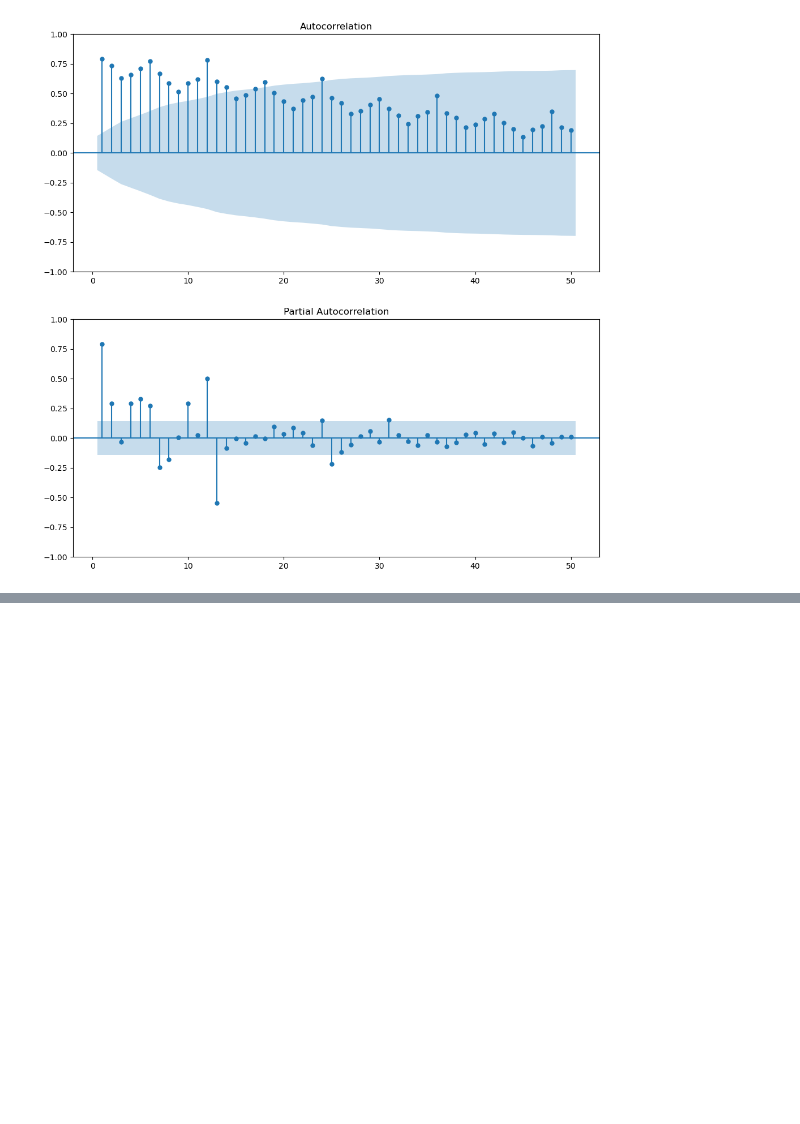
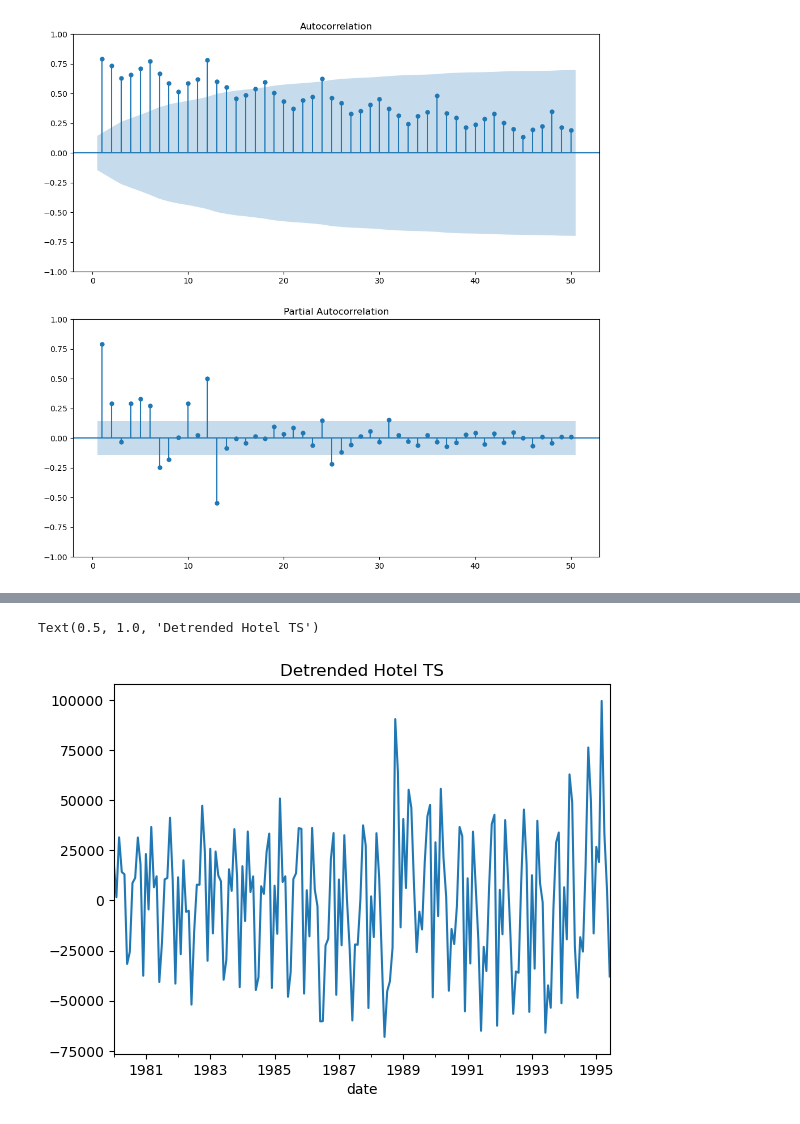
Before and after one commit to TomRush20/BAN-6025-Machine-Learning, a Jupyter notebook: time_series_example.ipynb, the cells around one changed output, grey strips where cells are left out. Cells and saved outputs as stored; diff of their text form; code cells hidden in the pictures; blank space fills up the shorter version.

```diff
--- a/time_series_example.ipynb
+++ b/time_series_example.ipynb
@@ -229,0 +287,9 @@ plt.show()
+# %%
+#Detrending the series (even though we need first diff)
+hotel_df['detrended_occ'] = detrend(hotel_df['occupancy'], type='linear')
+hotel_ts1 = pd.Series(hotel_df['detrended_occ'].values, index=hotel_df['date'])
+hotel_ts1.plot()
+plt.title('Detrended Hotel TS')
+# %% [output]
+Text(0.5, 1.0, 'Detrended Hotel TS')
+[figure, added]
```
Also changed, not shown: parts of 4 cells of this notebook, 1 other file.
